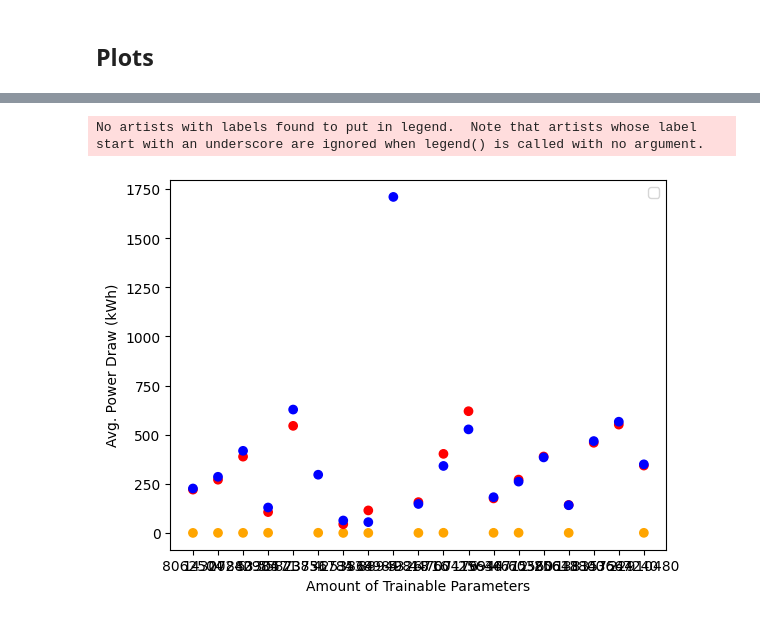
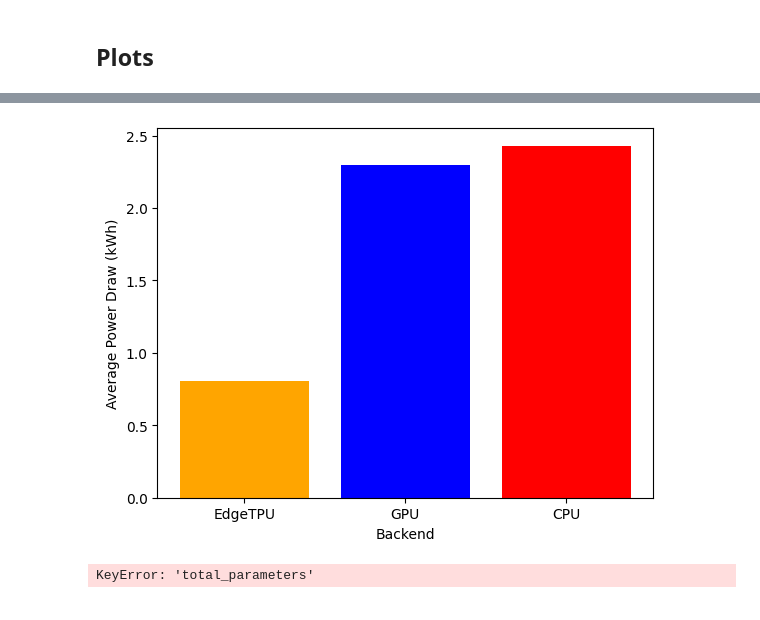
Before and after one commit to raphischer/edge-acc, a Jupyter notebook: database_evaluation.ipynb, the cells around one changed output, grey strips where cells are left out. Cells and saved outputs as stored; diff of their text form; code cells hidden in the pictures.

```diff
--- a/database_evaluation.ipynb
+++ b/database_evaluation.ipynb
@@ -135,7 +161,15 @@ data[['model','backend','accuracy','family']][:-3].groupby(['family','backend'])
+# %%
+ywerte = [np.mean(analyze_power_draw['tflite_edgetpu']),np.mean(analyze_power_draw['tf_gpu']),np.mean(analyze_power_draw['tf_cpu'])]
+xwerte = ['EdgeTPU','GPU','CPU']
+plt.bar(xwerte, ywerte, color = ['orange','blue','red'])
+plt.xlabel("Backend")
+plt.ylabel("Average Power Draw (kWh)")
+plt.show()
+# %% [output]
+[figure, added]
 # %%
-import pandas as pd
-from matplotlib import pyplot as plt
-energy_df = data[data['power_draw'].notna() ]
+
+energy_df = data[data['approx_USB_power_draw'].notna() ]
 #energy_df = energy_df[energy_df['family']== 'DenseNet']
 x = energy_df['total_parameters']
 y = energy_df['approx_USB_power_draw']
@@ -147,6 +181,5 @@ plt.legend()
 plt.show()
 #energy_df.plot.scatter( x='total_parameters', y = 'power_draw', c = colors)
 # %% [output]
-No artists with labels found to put in legend.  Note that artists whose label start with an underscore are ignored when legend() is called with no argument.
+KeyError: 'total_parameters'
-[figure, removed]
 # %%
```
Also changed, not shown: parts of 13 cells of this notebook, 31 other files.
